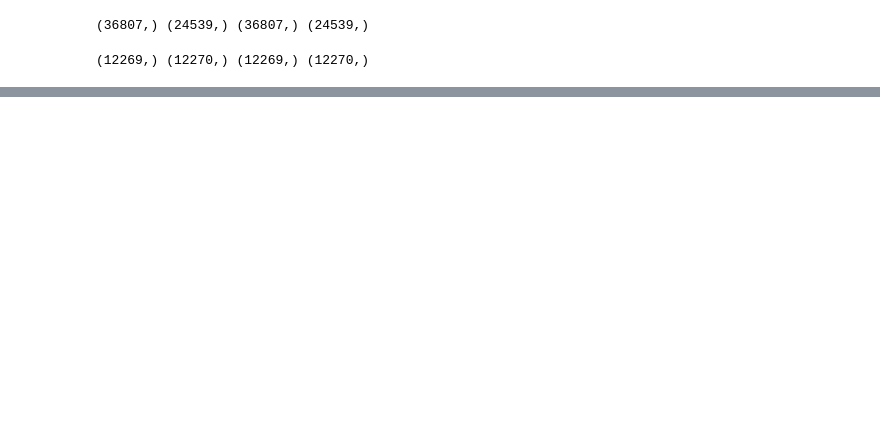
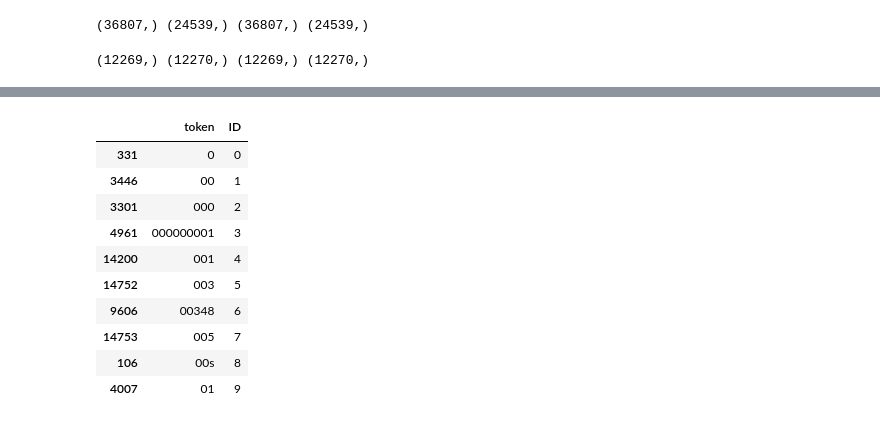
Before and after one commit to ashwininepa/NLP-Era, a Jupyter notebook: spotify_review_project/notebooks/reviews_eda.ipynb, the cells around one changed output, grey strips where cells are left out. Saved outputs shown, nothing was run; the diff lists cells and outputs as text; code cells hidden in the pictures; blank space fills up the shorter version.

```diff
--- a/spotify_review_project/notebooks/reviews_eda.ipynb
+++ b/spotify_review_project/notebooks/reviews_eda.ipynb
@@ -310,5 +310,6 @@ data.head()
 ## Split data into train, dev, and test set
 from sklearn.model_selection import train_test_split
 # %%
-X = data["Tokens_wo_stopwords"]
+X = data["Tokens_no_stopwords"]
 y = data["Sentiment"]
+print("Shape of X and y: ", X.shape, y.shape)
@@ -349,0 +353,4 @@ pd.DataFrame(X_dev_counts).head()
+# %%
+## We can get the vocabulary (= all our tokens) from the vectorizer as a dict
+vocabulary = count_vectorizer.vocabulary_
+list(vocabulary.keys())[:10] # Show ten
@@ -349,0 +368,15 @@ pd.DataFrame(X_dev_counts).head()
+# %%
+## Let's have a look at tokens and their ID, sorted alphabetically
+pd.DataFrame(vocabulary.items()).rename(columns={0: "token", 1: "ID"}).sort_values("ID", ascending=True).head(10)
+# %% [output]
+|  | token | ID |
+| 331 | 0 | 0 |
+| 3446 | 00 | 1 |
+| 3301 | 000 | 2 |
+| 4961 | 000000001 | 3 |
+| 14200 | 001 | 4 |
+| 14752 | 003 | 5 |
+| 9606 | 00348 | 6 |
+| 14753 | 005 | 7 |
+| 106 | 00s | 8 |
+| 4007 | 01 | 9 |
```
Also changed, not shown: parts of 33 cells of this notebook.
